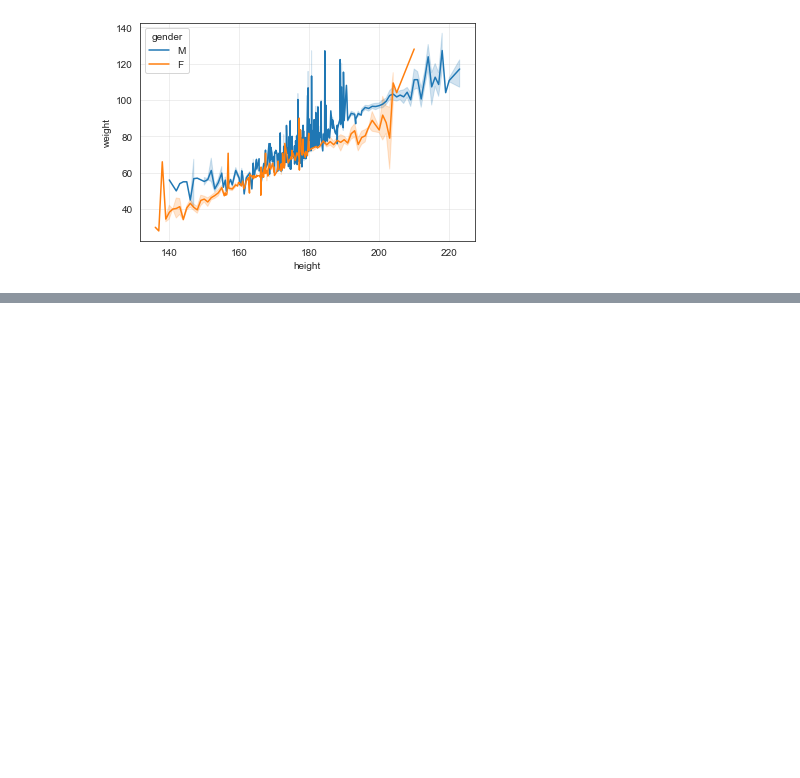
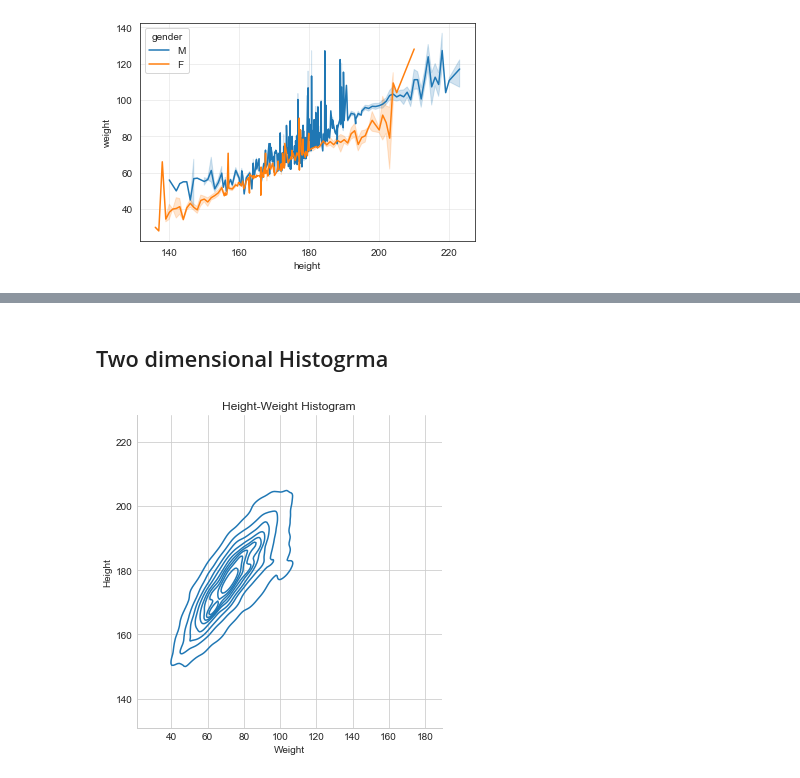
Before and after one commit to anildursunipek/Data-science-and-ML-notebook, a Jupyter notebook: Bootcamp/data_visualization.ipynb, the cells around one changed output, grey strips where cells are left out. Cells and saved outputs as stored; diff of their text form; code cells hidden in the pictures; blank space fills up the shorter version.

```diff
--- a/Bootcamp/data_visualization.ipynb
+++ b/Bootcamp/data_visualization.ipynb
@@ -248,0 +269,10 @@ plt.show()
+# %% [markdown]
+## Two dimensional Histogrma
+# %%
+sns.displot(data=df,x="weight",y="height",kind="kde")
+plt.xlabel("Weight")
+plt.ylabel("Height")
+plt.title("Height-Weight Histogram")
+plt.show()
+# %% [output]
+[figure, added]
```
Also changed, not shown: parts of 29 cells of this notebook.
